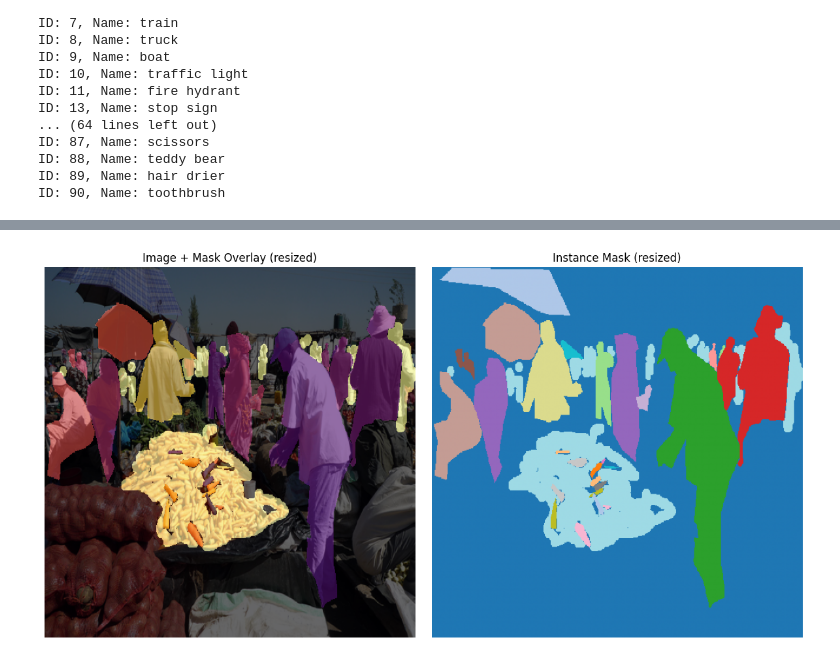
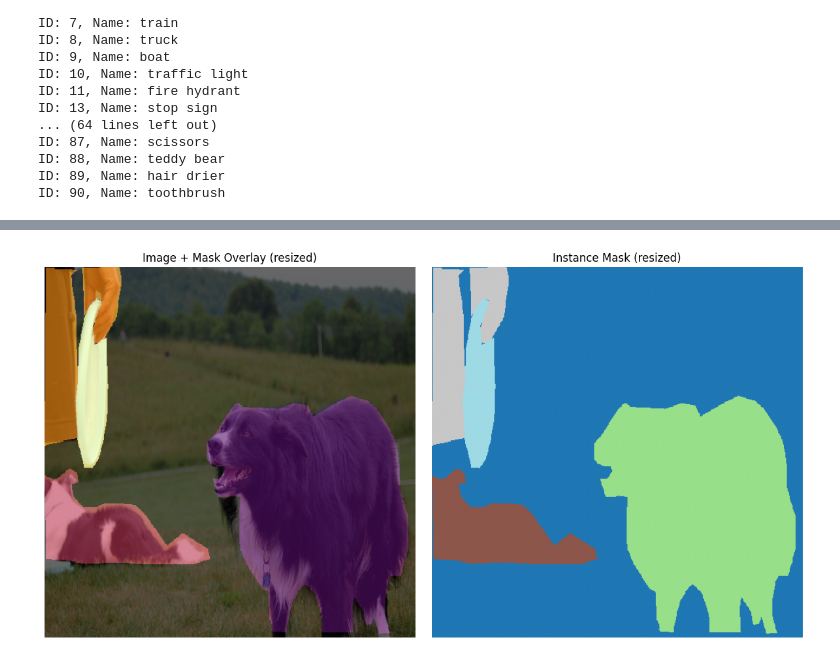
Before and after one commit to ved-patel226/long_term_segmentation_ai, a Jupyter notebook: vis.ipynb, the cells around one changed output, grey strips where cells are left out. Saved outputs shown, nothing was run; the diff lists cells and outputs as text; code cells hidden in the pictures.

```diff
--- a/vis.ipynb
+++ b/vis.ipynb
@@ -90,2 +38,4 @@ class COCODataset(Dataset):
 # %%
-dataset = COCODataset(coco, imageDir, size=(512, 512))
+from dataset import COCODatasetLOADER
+
+dataset = COCODatasetLOADER(coco, imageDir, size=(512, 512))
@@ -92,27 +60,27 @@ dataset = COCODataset(coco, imageDir, size=(512, 512))
 # %%
 import matplotlib.pyplot as plt
 
 # Fetch a sample (now tensors):
-image, mask = dataset[0]
+image, mask = dataset[2]
 
 # image: torch.Tensor (C,H,W) in [0,1], mask: torch.LongTensor (H,W)
 image_np = image.permute(1, 2, 0).cpu().numpy()
 mask_np = mask.cpu().numpy()
 
 
 plt.figure(figsize=(12, 6))
 plt.subplot(1, 2, 1)
 plt.imshow(image_np)
 plt.imshow(mask_np, cmap="inferno", alpha=0.6)
 plt.title("Image + Mask Overlay (resized)")
 plt.axis("off")
 
 plt.subplot(1, 2, 2)
 plt.imshow(mask_np, cmap="tab20")
 plt.title("Instance Mask (resized)")
 plt.axis("off")
 
 plt.tight_layout()
 plt.show()
 # %% [output]
-[figure, old version]
+[figure, new version]
```
Also changed, not shown: parts of 5 cells of this notebook, 4 other files.
